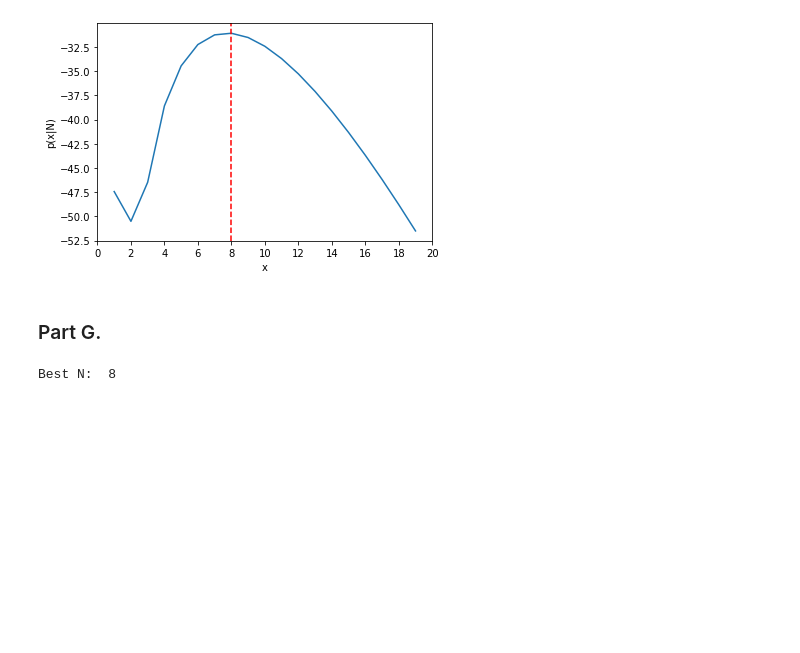
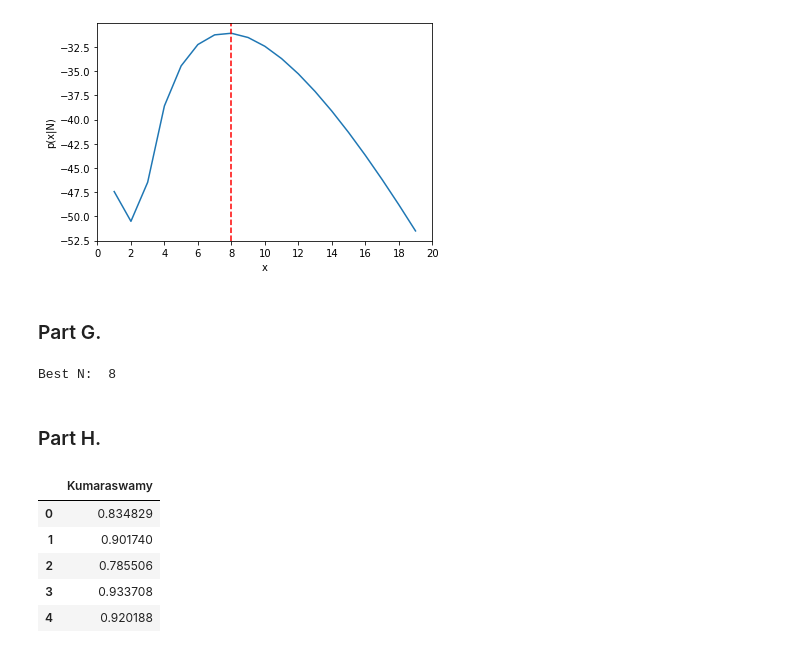
Before and after one commit to nahbos/AUT-Pattern-Recognition, a Jupyter notebook: SPR_HW2/EX02_Q4.ipynb, the cells around one changed output. Saved outputs shown, nothing was run; the diff lists cells and outputs as text; code cells hidden in the pictures; blank space fills up the shorter version.

```diff
--- a/SPR_HW2/EX02_Q4.ipynb
+++ b/SPR_HW2/EX02_Q4.ipynb
@@ -142,2 +141,14 @@ print("Best N: ", np.argmax(logLikelihoods) + 1) # Because of indexing from 0, w
 # %% [output]
 Best N:  8
+# %% [markdown]
+### Part H.
+# %%
+dataset = pd.read_csv('./inputs/P4/kumaraswamy.txt', names=['Kumaraswamy'])
+dataset.head()
+# %% [output]
+|  | Kumaraswamy |
+| 0 | 0.834829 |
+| 1 | 0.901740 |
+| 2 | 0.785506 |
+| 3 | 0.933708 |
+| 4 | 0.920188 |
```
Also changed, not shown: parts of 7 cells of this notebook.
